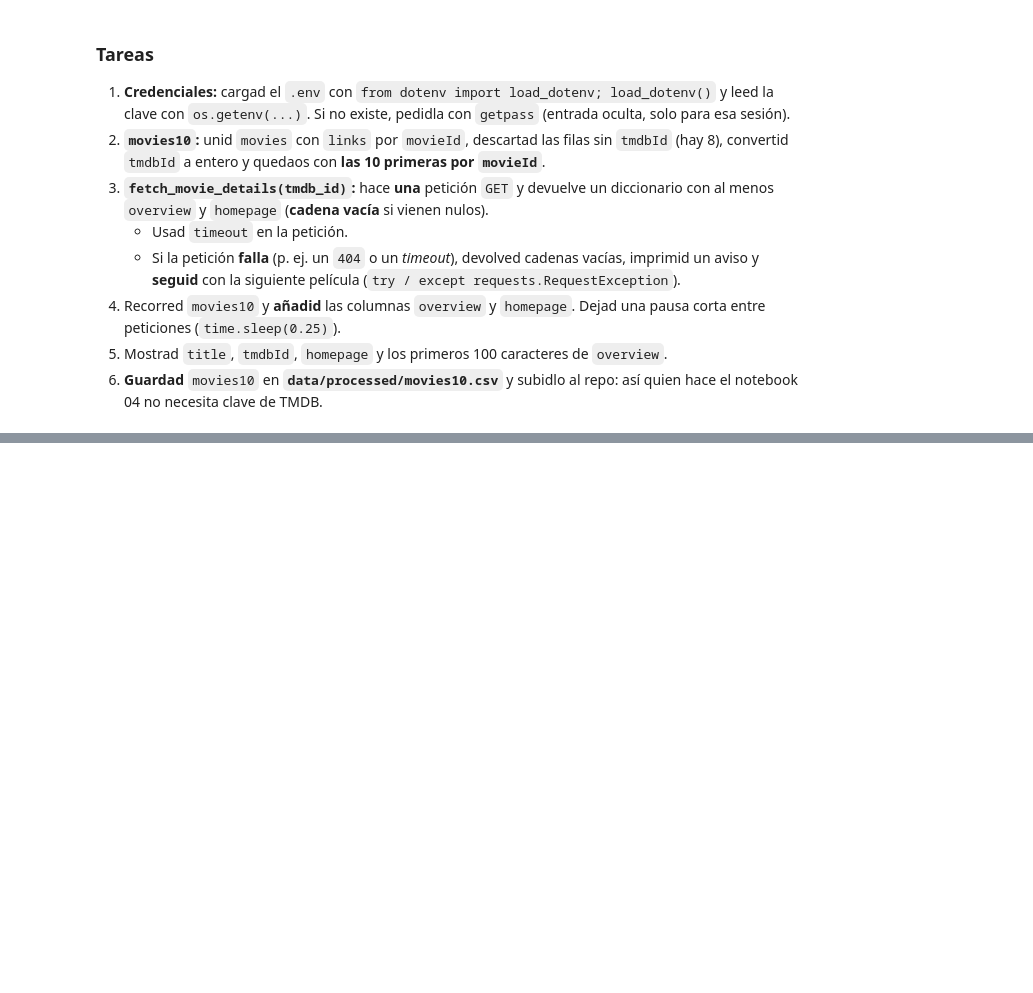
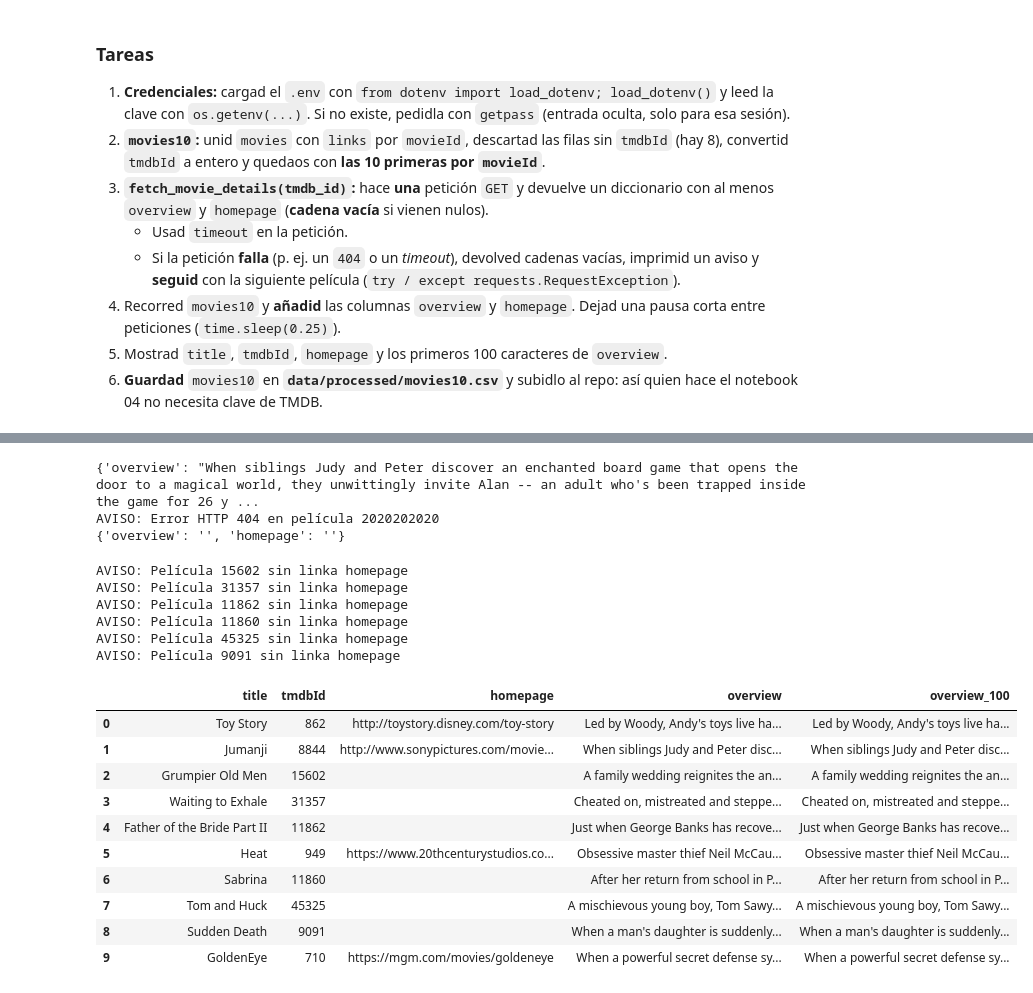
Before and after one commit to JuanSerafini/Team_Challenge_Movies_7, a Jupyter notebook: 03_tmdb.ipynb, the cells around one changed output, grey strips where cells are left out. Drawn from its saved outputs; the diff is of its cells as text; code cells hidden in the pictures; blank space fills up the shorter version.

```diff
--- a/03_tmdb.ipynb
+++ b/03_tmdb.ipynb
@@ -66,2 +175,79 @@ print(movies.shape, links.shape)
+# %%
+# Instruccion :hacer una petición `GET` y devuelve un diccionario con al menos `overview` y `homepage` (cadena vacía si vienen nulos).
+   # Usar `timeout` en la petición.
+   # Si la petición falla (p. ej. un `404` o un timeout), devolver cadenas vacías, imprimir un aviso y seguir con la siguiente
+   # película (`try / except requests.RequestException`)
+# Creamos la función fetch_movie_details(tmdb_id)
+def fetch_movie_details(tmdb_id):
+    url = f"https://api.themoviedb.org/3/movie/{tmdb_id}"
+    params = {"api_key": os.getenv("TMDB_API_KEY")}
+    sin_info = {"overview": "", "homepage": ""}
+
+    try:
+      resp = requests.get(url, params=params, timeout=15)
+      resp.raise_for_status()
+      datos = resp.json()
+    except requests.exceptions.Timeout:
+      print(f"AVISO: Timeout en película {tmdb_id}")
+      return sin_info
+    except requests.exceptions.ConnectionError:
+      print(f"AVISO: Connección Fallida en película {tmdb_id}")
+      return sin_info
+    except requests.exceptions.HTTPError as e:
+      print(f"AVISO: Error HTTP {e.response.status_code} en película {tmdb_id}")
+      return sin_info
+
+    # Función funciona!
+    overview = datos.get("overview") or ""
+    homepage = datos.get("homepage") or ""
+    if not overview:
+      print(f"AVISO: Película {tmdb_id} no cuenta con overview")
+    if not homepage:
+      print(f"AVISO: Película {tmdb_id} sin linka homepage")
+
+    return {"overview": overview, "homepage": homepage}
+
+print(fetch_movie_details(8844)) # Jumanji ya vimos que si existe
+print(fetch_movie_details(2020202020)) # comprobamos mensajes con un id qque no existe
+# %% [output]
+{'overview': "When siblings Judy and Peter discover an enchanted board game that opens the door to a magical world, they unwittingly invite Alan -- an adult who's been trapped inside the game for 26 y ...
+AVISO: Error HTTP 404 en película 2020202020
+{'overview': '', 'homepage': ''}
+# %%
+#5. Mostrar `title`, `tmdbId`, `homepage` y los primeros 100 caracteres de `overview`.
+import time
+
+overviews = []
+homepages = []
+
+for tmdb_id in movies10["tmdbId"]:
+    detalles = fetch_movie_details(tmdb_id)
+    overviews.append(detalles["overview"])
+    homepages.append(detalles["homepage"])
+    time.sleep(0.25)
+
+movies10["overview"] = overviews
+movies10["homepage"] = homepages
+movies10["overview_100"] = movies10["overview"].str[:100]
+
+movies10[["title", "tmdbId", "homepage", "overview", "overview_100"]]
+# %% [output]
+AVISO: Película 15602 sin linka homepage
+AVISO: Película 31357 sin linka homepage
+AVISO: Película 11862 sin linka homepage
+AVISO: Película 11860 sin linka homepage
+AVISO: Película 45325 sin linka homepage
+AVISO: Película 9091 sin linka homepage
+|  | title | tmdbId | homepage | overview | overview_100 |
+| 0 | Toy Story | 862 | http://toystory.disney.com/toy-story | Led by Woody, Andy's toys live ha... | Led by Woody, Andy's toys live ha... |
+| 1 | Jumanji | 8844 | http://www.sonypictures.com/movie... | When siblings Judy and Peter disc... | When siblings Judy and Peter disc... |
+| 2 | Grumpier Old Men | 15602 |  | A family wedding reignites the an... | A family wedding reignites the an... |
+| 3 | Waiting to Exhale | 31357 |  | Cheated on, mistreated and steppe... | Cheated on, mistreated and steppe... |
+| 4 | Father of the Bride Part II | 11862 |  | Just when George Banks has recove... | Just when George Banks has recove... |
+| 5 | Heat | 949 | https://www.20thcenturystudios.co... | Obsessive master thief Neil McCau... | Obsessive master thief Neil McCau... |
+| 6 | Sabrina | 11860 |  | After her return from school in P... | After her return from school in P... |
+| 7 | Tom and Huck | 45325 |  | A mischievous young boy, Tom Sawy... | A mischievous young boy, Tom Sawy... |
+| 8 | Sudden Death | 9091 |  | When a man's daughter is suddenly... | When a man's daughter is suddenly... |
+| 9 | GoldenEye | 710 | https://mgm.com/movies/goldeneye | When a powerful secret defense sy... | When a powerful secret defense sy... |
 # %%
 # --- Guardar movies10.csv ---
```
Also changed, not shown: parts of 12 cells of this notebook, 1 other file.
